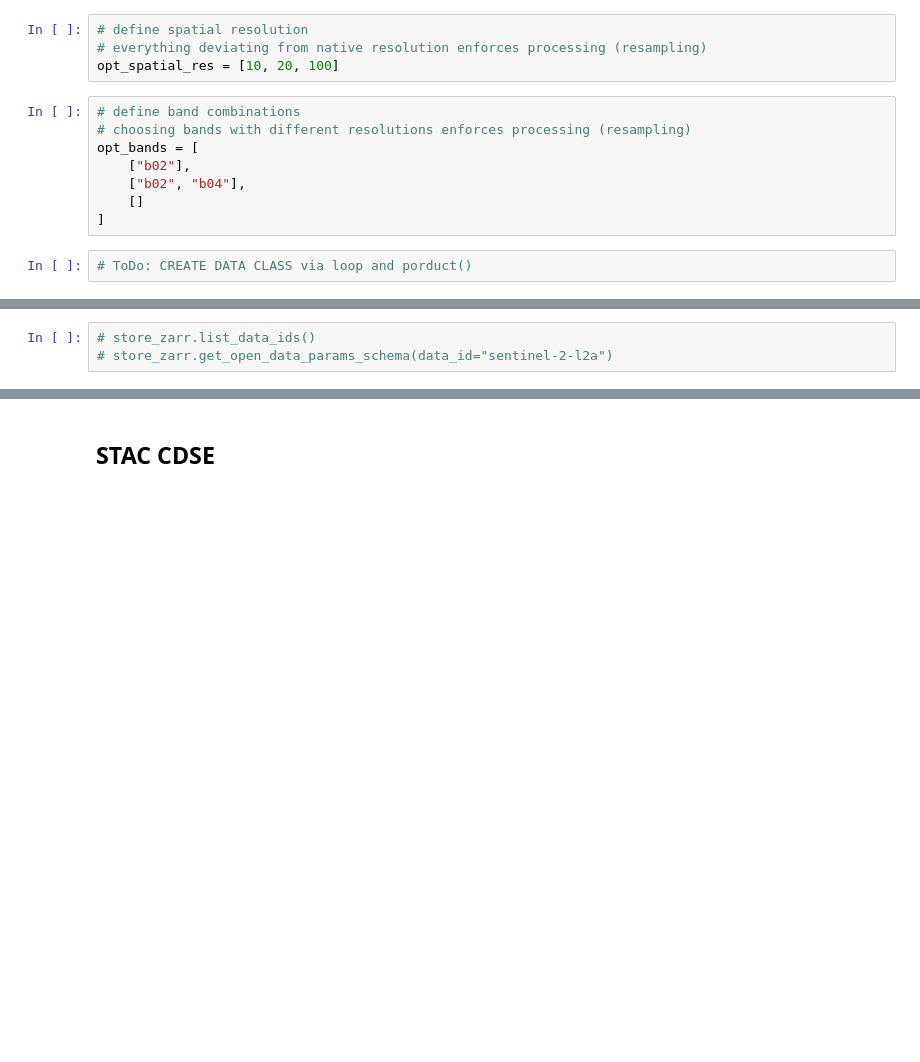
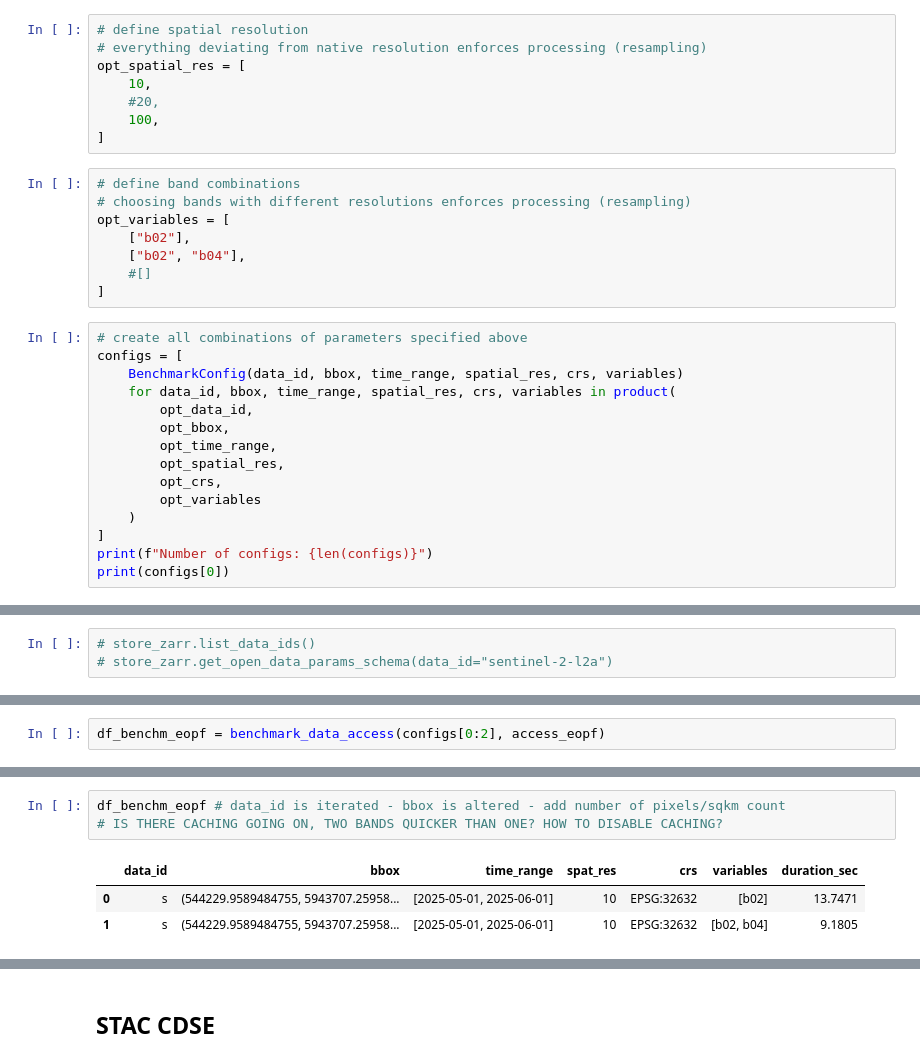
Before and after one commit to pixalytics-ltd/eopf-sample-notebooks, a Jupyter notebook: performance/Sentinel_performance_zarr_safe.ipynb, the cells around one changed output, grey strips where cells are left out. Saved outputs shown, nothing was run; the diff lists cells and outputs as text; blank space fills up the shorter version.

Commit message:
feat(performance): add parameter sweeping

```diff
--- a/performance/Sentinel_performance_zarr_safe.ipynb
+++ b/performance/Sentinel_performance_zarr_safe.ipynb
@@ -240,14 +319,31 @@ opt_time = [
 # %%
 # define spatial resolution
 # everything deviating from native resolution enforces processing (resampling)
-opt_spatial_res = [10, 20, 100]
+opt_spatial_res = [
+    10,
+    #20,
+    100,
+]
 # %%
 # define band combinations
 # choosing bands with different resolutions enforces processing (resampling)
-opt_bands = [
+opt_variables = [
     ["b02"],
     ["b02", "b04"],
-    []
+    #[]
 ]
 # %%
-# ToDo: CREATE DATA CLASS via loop and porduct()
+# create all combinations of parameters specified above
+configs = [
+    BenchmarkConfig(data_id, bbox, time_range, spatial_res, crs, variables)
+    for data_id, bbox, time_range, spatial_res, crs, variables in product(
+        opt_data_id,
+        opt_bbox,
+        opt_time_range,
+        opt_spatial_res,
+        opt_crs,
+        opt_variables
+    )
+]
+print(f"Number of configs: {len(configs)}")
+print(configs[0])
@@ -277,0 +373,2 @@ store_zarr = new_data_store("eopf-zarr")
+# %%
+df_benchm_eopf = benchmark_data_access(configs[0:2], access_eopf)
@@ -278,3 +385,10 @@ store_zarr = new_data_store("eopf-zarr")
+# %%
+df_benchm_eopf # data_id is iterated - bbox is altered - add number of pixels/sqkm count
+# IS THERE CACHING GOING ON, TWO BANDS QUICKER THAN ONE? HOW TO DISABLE CACHING?
+# %% [output]
+|  | data_id | bbox | time_range | spat_res | crs | variables | duration_sec |
+| 0 | s | (544229.9589484755, 5943707.25958... | [2025-05-01, 2025-06-01] | 10 | EPSG:32632 | [b02] | 13.7471 |
+| 1 | s | (544229.9589484755, 5943707.25958... | [2025-05-01, 2025-06-01] | 10 | EPSG:32632 | [b02, b04] | 9.1805 |
 # %%
 %%time
 
```
Also changed, not shown: parts of 23 cells of this notebook, 1 other file.
